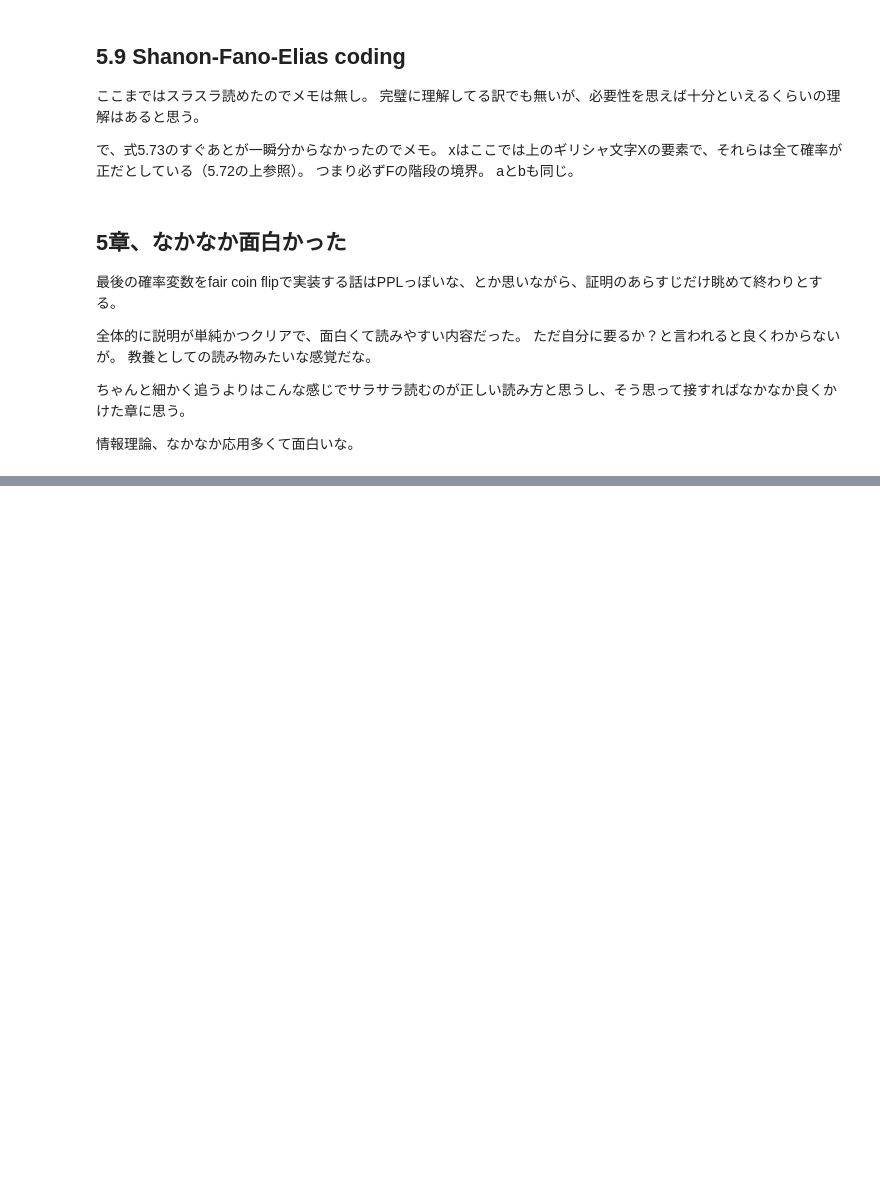
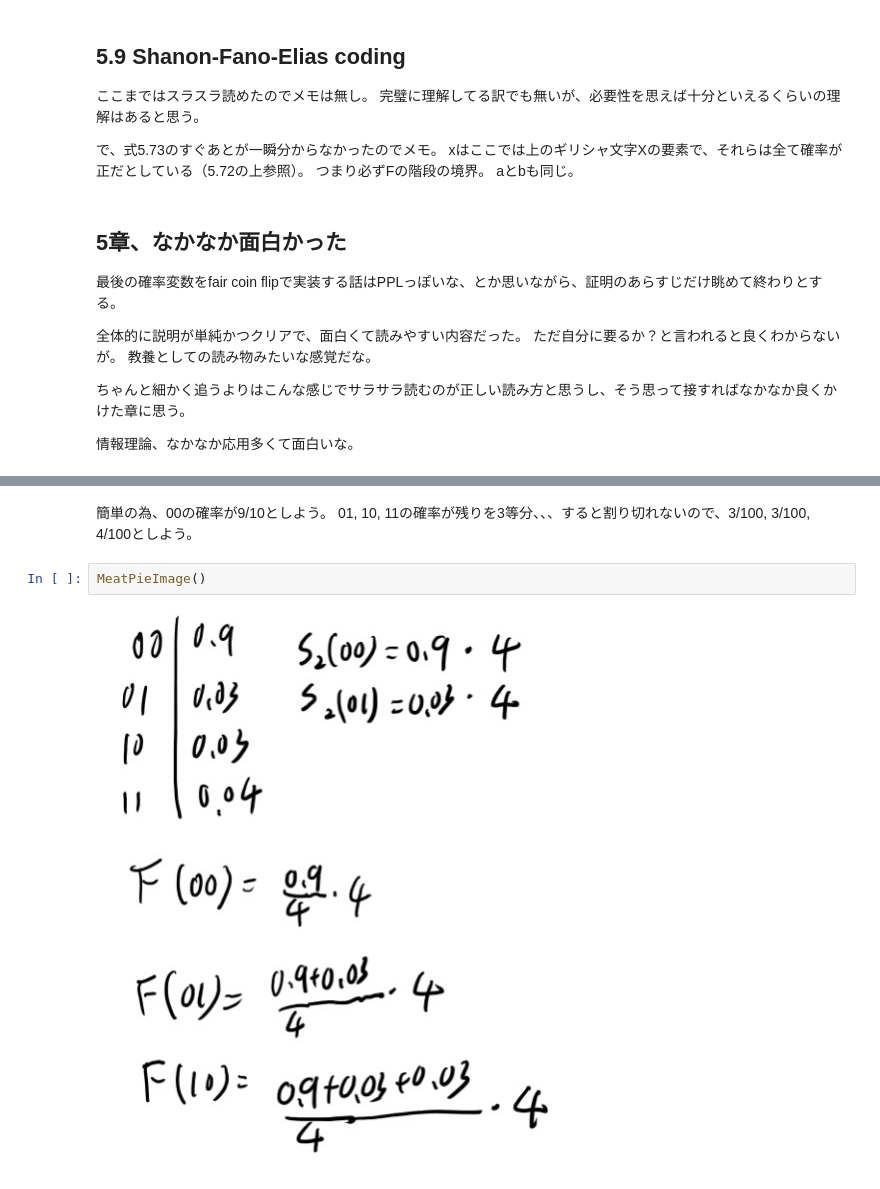
Before and after one commit to karino2/karino2.github.io, a Jupyter notebook: ipynb/2019-02-10-144121.ipynb, the cells around one changed output, grey strips where cells are left out. Saved outputs shown, nothing was run; the diff lists cells and outputs as text; blank space fills up the shorter version.

```diff
--- a/ipynb/2019-02-10-144121.ipynb
+++ b/ipynb/2019-02-10-144121.ipynb
@@ -253,0 +290,7 @@ aとbも同じ。
+# %% [markdown]
+簡単の為、00の確率が9/10としよう。
+01, 10, 11の確率が残りを3等分、、、すると割り切れないので、3/100, 3/100, 4/100としよう。
+# %%
+MeatPieImage()
+# %% [output]
+[figure, added]
```
Also changed, not shown: parts of 11 cells of this notebook.
